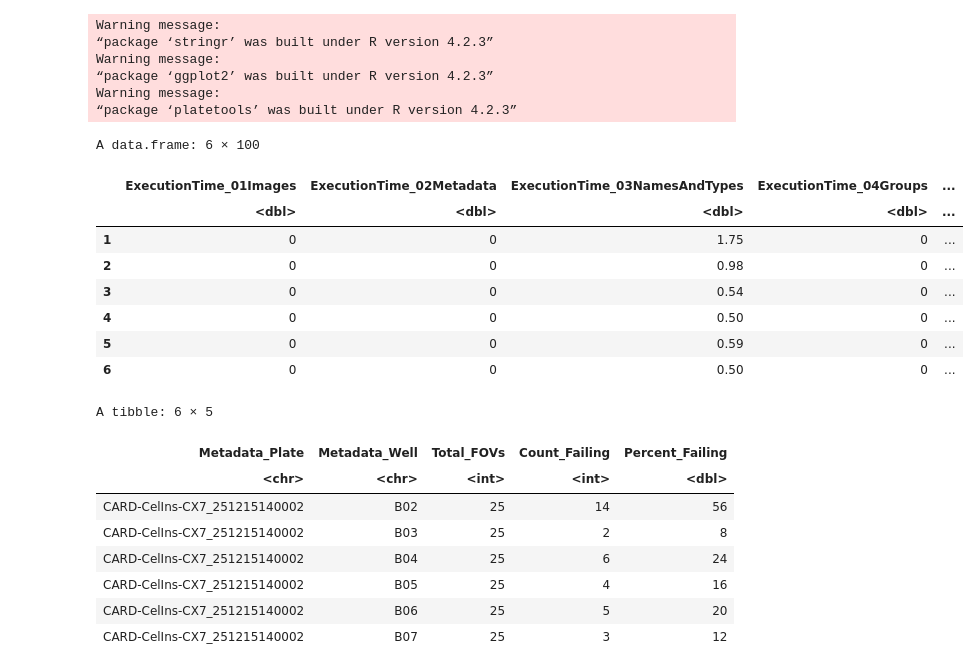
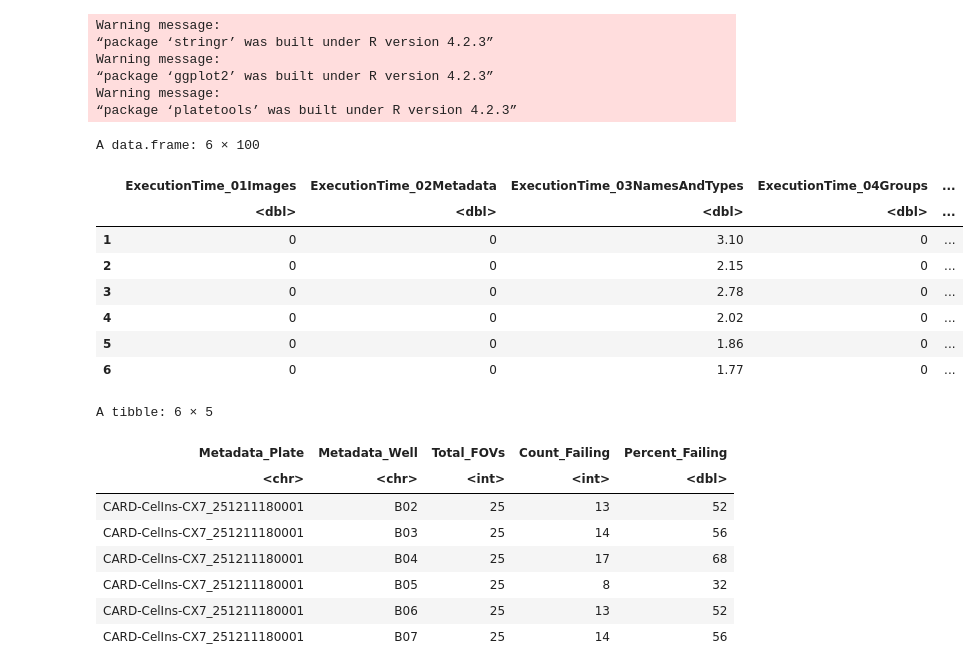
Before and after one commit to WayScience/targeted_fibrosis_drug_screen, a Jupyter notebook: 1.illumination_correction/qc_update/3.qc_platemaps.ipynb, the cells around one changed output. Drawn from its saved outputs; the diff is of its cells as text; code cells hidden in the pictures.

```diff
--- a/1.illumination_correction/qc_update/3.qc_platemaps.ipynb
+++ b/1.illumination_correction/qc_update/3.qc_platemaps.ipynb
@@ -14,36 +14,36 @@ Warning message:
 “package ‘platetools’ was built under R version 4.2.3”
 # %%
 # Set the name of batch being processed
-batch_name <- "platemap_5"
+batch_name <- "platemap_4"
 
 # Output directory for the plots
 output_directory <- file.path("./qc_plots", batch_name)
 # Create the output directory if it doesn't exist
 if (!dir.exists(output_directory)) {
   dir.create(output_directory, recursive = TRUE)
 }
 
 # Define the directory containing the folders for each plate
 qc_results <- paste0("./qc_results/", batch_name)
 
 # List all CSV files in the directory and its subdirectories
 csv_files <- list.files(qc_results, pattern = "\\Image.csv$", full.names = TRUE, recursive = TRUE)
 
 # Read and concatenate all CSV files into a single data frame
 illum_data <- bind_rows(lapply(csv_files, read.csv))
 
 # Display the first few rows of the concatenated data
 head(illum_data)
 # %% [output]
 A data.frame: 6 × 100
 |  | ExecutionTime_01Images | ExecutionTime_02Metadata | ExecutionTime_03NamesAndTypes | ExecutionTime_04Groups | ... |
 |  | <dbl> | <dbl> | <dbl> | <dbl> | ... |
-| 1 | 0 | 0 | 1.75 | 0 | ... |
-| 2 | 0 | 0 | 0.98 | 0 | ... |
-| 3 | 0 | 0 | 0.54 | 0 | ... |
-| 4 | 0 | 0 | 0.50 | 0 | ... |
-| 5 | 0 | 0 | 0.59 | 0 | ... |
-| 6 | 0 | 0 | 0.50 | 0 | ... |
+| 1 | 0 | 0 | 3.10 | 0 | ... |
+| 2 | 0 | 0 | 2.15 | 0 | ... |
+| 3 | 0 | 0 | 2.78 | 0 | ... |
+| 4 | 0 | 0 | 2.02 | 0 | ... |
+| 5 | 0 | 0 | 1.86 | 0 | ... |
+| 6 | 0 | 0 | 1.77 | 0 | ... |
 # %%
 well_qc_data <- illum_data %>%
   mutate(Failing_FOV = (Metadata_Blur_Flag == 1 | Metadata_Saturation_Flag == 1)) %>%
@@ -60,12 +60,12 @@ head(well_qc_data)
 A tibble: 6 × 5
 | Metadata_Plate | Metadata_Well | Total_FOVs | Count_Failing | Percent_Failing |
 | <chr> | <chr> | <int> | <int> | <dbl> |
-| CARD-CelIns-CX7_251215140002 | B02 | 25 | 14 | 56 |
-| CARD-CelIns-CX7_251215140002 | B03 | 25 | 2 | 8 |
-| CARD-CelIns-CX7_251215140002 | B04 | 25 | 6 | 24 |
-| CARD-CelIns-CX7_251215140002 | B05 | 25 | 4 | 16 |
-| CARD-CelIns-CX7_251215140002 | B06 | 25 | 5 | 20 |
-| CARD-CelIns-CX7_251215140002 | B07 | 25 | 3 | 12 |
+| CARD-CelIns-CX7_251211180001 | B02 | 25 | 13 | 52 |
+| CARD-CelIns-CX7_251211180001 | B03 | 25 | 14 | 56 |
+| CARD-CelIns-CX7_251211180001 | B04 | 25 | 17 | 68 |
+| CARD-CelIns-CX7_251211180001 | B05 | 25 | 8 | 32 |
+| CARD-CelIns-CX7_251211180001 | B06 | 25 | 13 | 52 |
+| CARD-CelIns-CX7_251211180001 | B07 | 25 | 14 | 56 |
 # %%
 # Generate platemaps for each Plate
 unique_plates <- unique(illum_data$Metadata_Plate)
```
Also changed, not shown: parts of 4 cells of this notebook, 17 other files.
